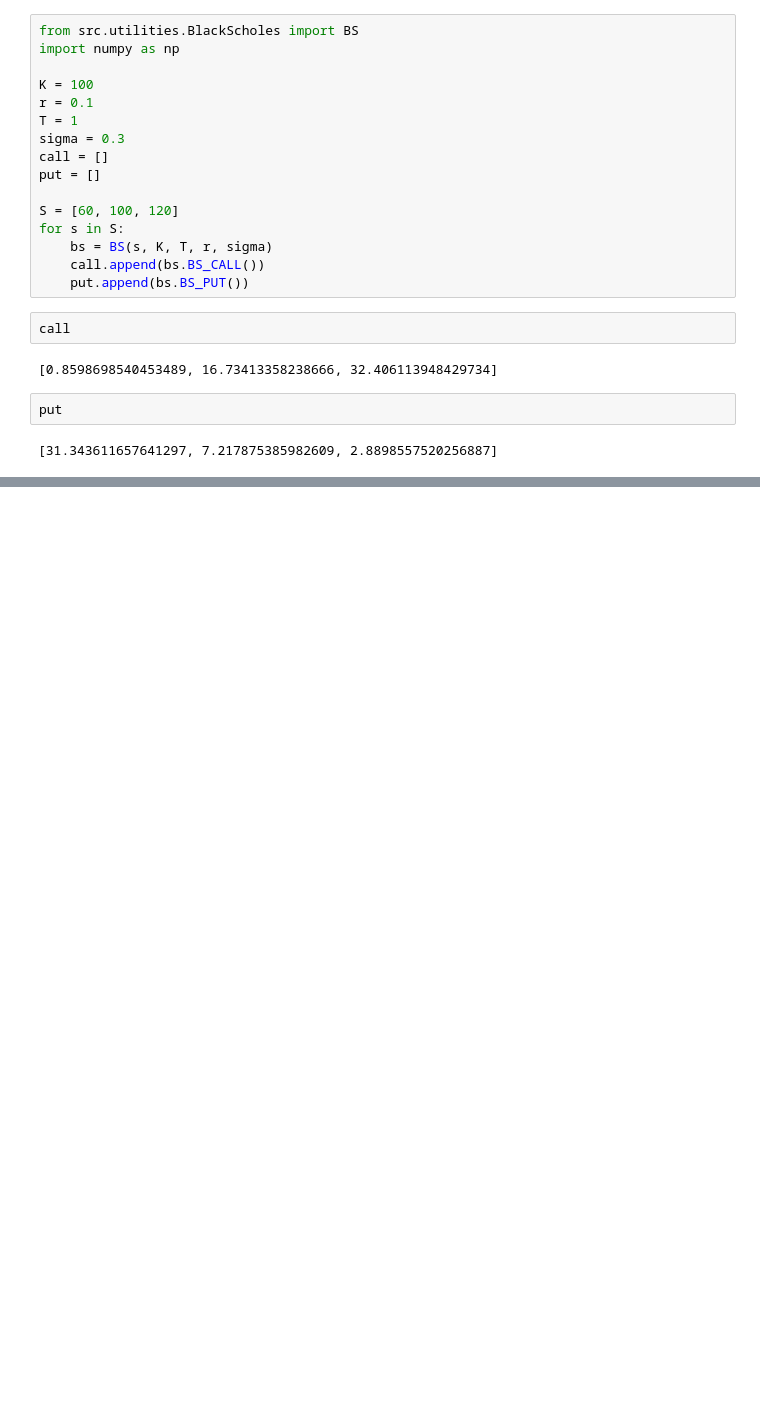
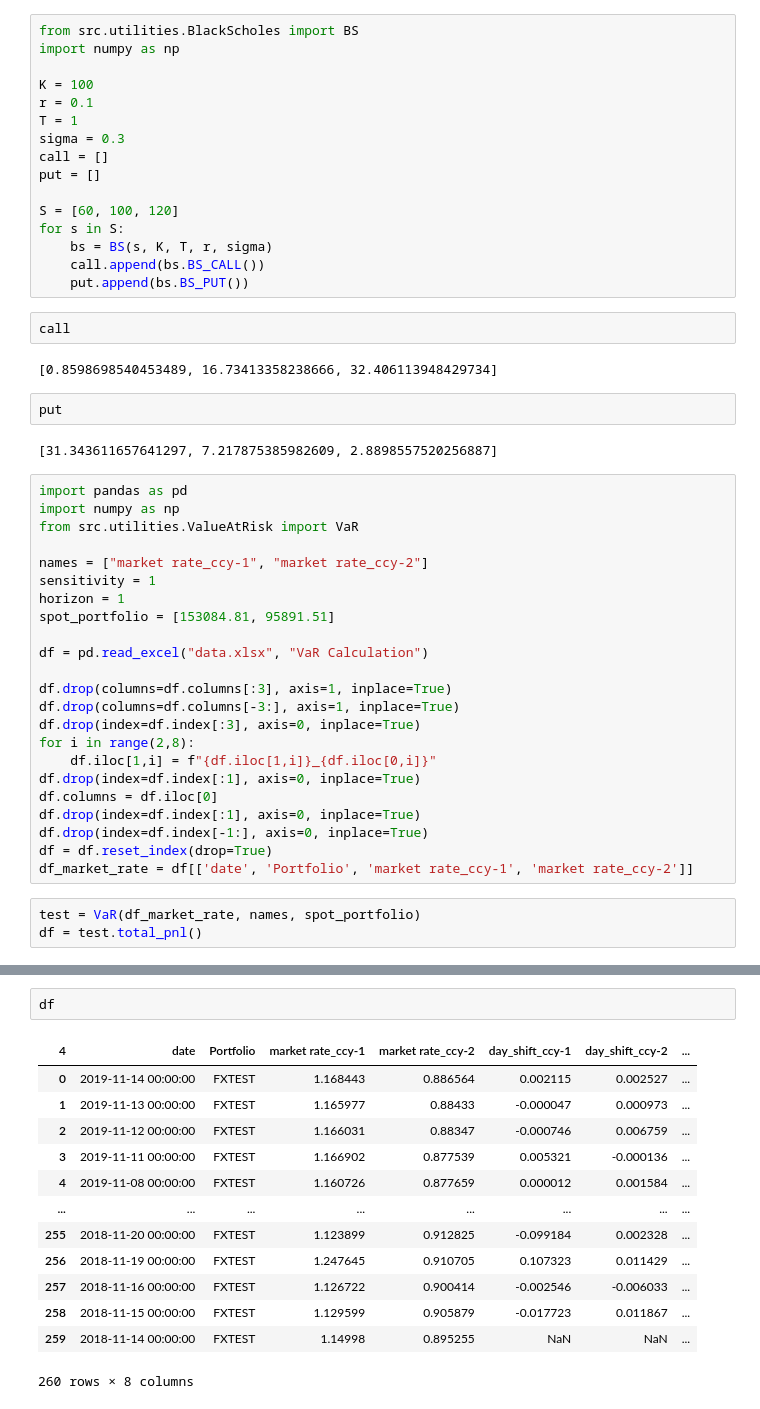
Before and after one commit to ningerdinger/Black_Scholes, a Jupyter notebook: docs.ipynb, the cells around one changed output, grey strips where cells are left out. Saved outputs shown, nothing was run; the diff lists cells and outputs as text; blank space fills up the shorter version.

```diff
--- a/docs.ipynb
+++ b/docs.ipynb
@@ -22,3 +22,29 @@ call
 put
 # %% [output]
 [31.343611657641297, 7.217875385982609, 2.8898557520256887]
+# %%
+import pandas as pd
+import numpy as np
+from src.utilities.ValueAtRisk import VaR
+
+names = ["market rate_ccy-1", "market rate_ccy-2"]
+sensitivity = 1
+horizon = 1
+spot_portfolio = [153084.81, 95891.51]
+
+df = pd.read_excel("data.xlsx", "VaR Calculation")
+
+df.drop(columns=df.columns[:3], axis=1, inplace=True)
+df.drop(columns=df.columns[-3:], axis=1, inplace=True)
+df.drop(index=df.index[:3], axis=0, inplace=True)
+for i in range(2,8):
+    df.iloc[1,i] = f"{df.iloc[1,i]}_{df.iloc[0,i]}"
+df.drop(index=df.index[:1], axis=0, inplace=True)
+df.columns = df.iloc[0]
+df.drop(index=df.index[:1], axis=0, inplace=True)
+df.drop(index=df.index[-1:], axis=0, inplace=True)
+df = df.reset_index(drop=True)
+df_market_rate = df[['date', 'Portfolio', 'market rate_ccy-1', 'market rate_ccy-2']]
+# %%
+test = VaR(df_market_rate, names, spot_portfolio)
+df = test.total_pnl()
@@ -25,3 +72,19 @@ put
+# %%
+df
+# %% [output]
+| 4 | date | Portfolio | market rate_ccy-1 | market rate_ccy-2 | day_shift_ccy-1 | day_shift_ccy-2 | ... |
+| 0 | 2019-11-14 00:00:00 | FXTEST | 1.168443 | 0.886564 | 0.002115 | 0.002527 | ... |
+| 1 | 2019-11-13 00:00:00 | FXTEST | 1.165977 | 0.88433 | -0.000047 | 0.000973 | ... |
+| 2 | 2019-11-12 00:00:00 | FXTEST | 1.166031 | 0.88347 | -0.000746 | 0.006759 | ... |
+| 3 | 2019-11-11 00:00:00 | FXTEST | 1.166902 | 0.877539 | 0.005321 | -0.000136 | ... |
+| 4 | 2019-11-08 00:00:00 | FXTEST | 1.160726 | 0.877659 | 0.000012 | 0.001584 | ... |
+| ... | ... | ... | ... | ... | ... | ... | ... |
+| 255 | 2018-11-20 00:00:00 | FXTEST | 1.123899 | 0.912825 | -0.099184 | 0.002328 | ... |
+| 256 | 2018-11-19 00:00:00 | FXTEST | 1.247645 | 0.910705 | 0.107323 | 0.011429 | ... |
+| 257 | 2018-11-16 00:00:00 | FXTEST | 1.126722 | 0.900414 | -0.002546 | -0.006033 | ... |
+| 258 | 2018-11-15 00:00:00 | FXTEST | 1.129599 | 0.905879 | -0.017723 | 0.011867 | ... |
+| 259 | 2018-11-14 00:00:00 | FXTEST | 1.14998 | 0.895255 | NaN | NaN | ... |
+260 rows × 8 columns
 # %%
 import pandas as pd
 import numpy as np
```
Also changed, not shown: parts of 8 cells of this notebook, 2 other files.
